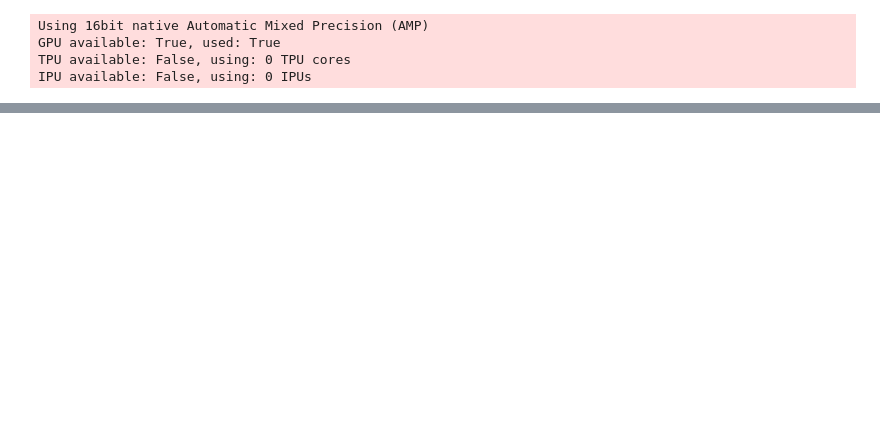
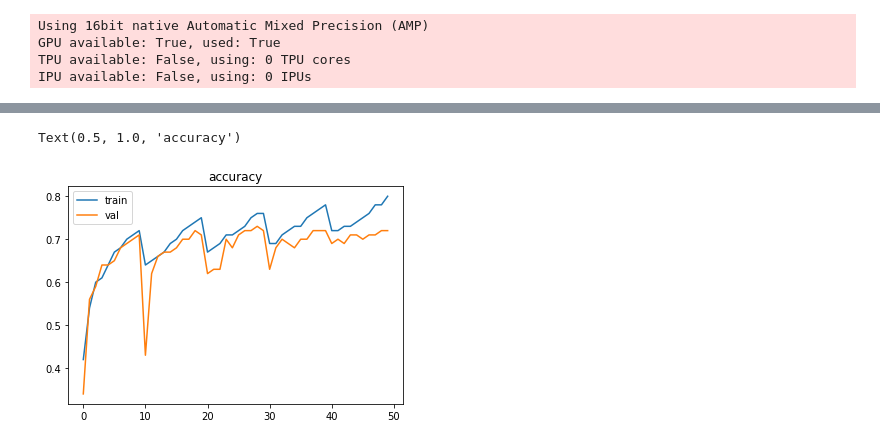
Before and after one commit to talhaanwarch/radar_images_classification, a Jupyter notebook: code.ipynb, the cells around one changed output, grey strips where cells are left out. Drawn from its saved outputs; the diff is of its cells as text; code cells hidden in the pictures; blank space fills up the shorter version.

```diff
--- a/code.ipynb
+++ b/code.ipynb
@@ -86,7 +98,7 @@ class OurModel(LightningModule):
         self.trainacc,self.valacc=[],[]
         self.trainloss,self.valloss=[],[]
 
-        self.scheduler='constant'
+        self.scheduler='warm'
 
         self.dataset=torchvision.datasets.ImageFolder('dataset')
 
@@ -108,7 +120,7 @@ class OurModel(LightningModule):
             scheduler=ReduceLROnPlateau(opt,mode='min', factor=0.5, patience=5)
             return {'optimizer': opt,'lr_scheduler':scheduler,'monitor':'val_loss'}
         elif self.scheduler=='warm':
-            scheduler=CosineAnnealingWarmRestarts(opt,T_0=3, T_mult=1, eta_min=1e-6, last_epoch=-1)
+            scheduler=CosineAnnealingWarmRestarts(opt,T_0=10, T_mult=1, eta_min=1e-6, last_epoch=-1)
             return {'optimizer': opt,'lr_scheduler':scheduler}
         elif self.scheduler=='constant':
             return opt
@@ -153,7 +165,7 @@ class OurModel(LightningModule):
         self.valloss.append(loss)
         print('validation loss accuracy ',self.current_epoch,loss, acc)
         self.log('val_loss', loss)
-        self.log('val_acc', acc)
+        self.log(''val_acc'', acc)
 # %%
 model_name='resnest50d'
 model=OurModel()
@@ -211,0 +225,8 @@ validation loss accuracy  49 0.72 0.71
+# %%
+plt.plot(model.trainacc,label='train')
+plt.plot(model.valacc,label='val')
+plt.legend()
+plt.title('accuracy')
+# %% [output]
+Text(0.5, 1.0, 'accuracy')
+[figure, added]
```
Also changed, not shown: parts of 7 cells of this notebook.
